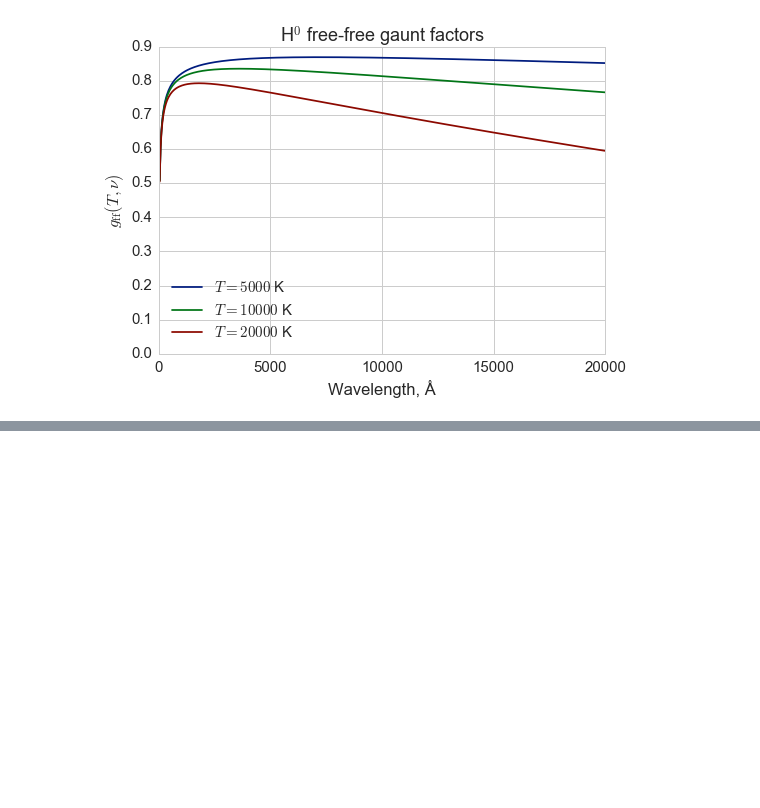
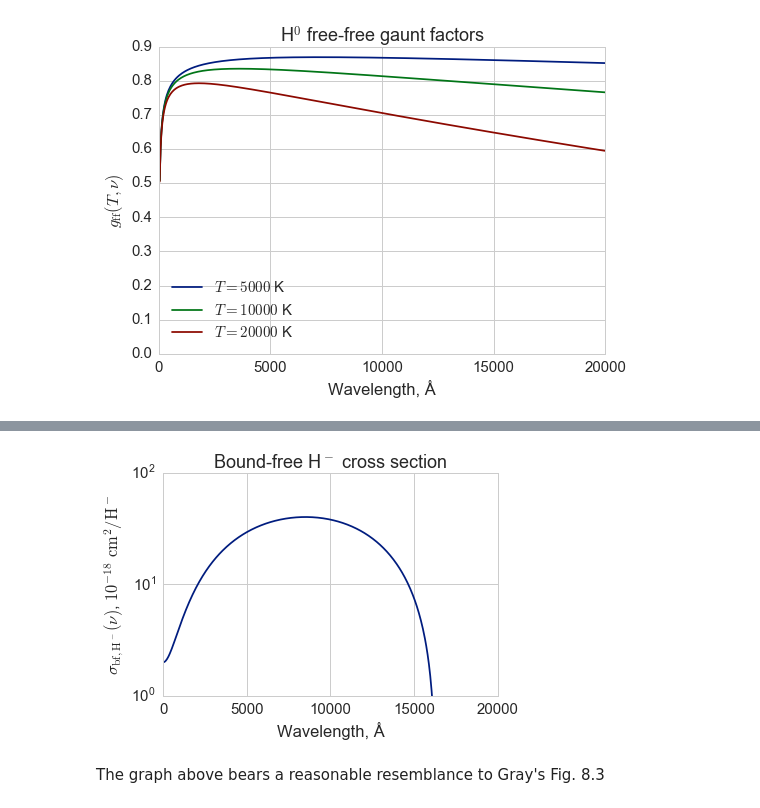
Before and after one commit to deprecated/lte-opacities, a Jupyter notebook: LTE Opacity.ipynb, the cells around one changed output, grey strips where cells are left out. Drawn from its saved outputs; the diff is of its cells as text; code cells hidden in the pictures; blank space fills up the shorter version.

```diff
--- a/LTE Opacity.ipynb
+++ b/LTE Opacity.ipynb
@@ -460,0 +465,35 @@ ax.set_title('Free-free H$^0$ cross sections');
+# %%
+@np.vectorize
+def xsec_Hminus_boundfree(nu):
+    """
+    Sección eficaz de fotoionización del ión negativo H- a frecuencia nu Hz
+
+    Multiplicar por N(H-) para dar coeficiente de absorción (cm^{-1})
+    """
+    # convertir nu a lambda en unidades de micras (10,000 Å)
+    wav = (light_speed / (nu * u.Hz)).to(u.micron).value
+    # Fórmula y constantes de Gray, Eq. 8.11
+    A = [1.99654, -1.18267e-1, 2.64243e2,
+         -4.40524e2, 3.23992e2, -1.39568e2, 2.78701e1]
+    xsec = 0.0
+    # El ajuste es preciso para 2250 Å <= lambda <= 15,000 Å
+    # Hay que cortarlo a partir de 16,200 Å porque el ajuste va negativo
+    for i, a in enumerate(A):
+        if wav <= 1.62:
+            xsec += a*wav**i
+    return xsec * 1.e-18
+# %%
+fig, ax = plt.subplots(1, 1)
+ax.plot(wavs, xsec_Hminus_boundfree(freqs.value)/1e-18,
+         label=r'bf')
+ax.set_ylim(0.0, 5e-17)
+#ax.legend(loc='lower center')
+ax.set_yscale('log')
+ax.set_ylim(1.0, 100.0)
+ax.set_xlabel(r'Wavelength, Å')
+ax.set_ylabel(r'$\sigma_\mathrm{bf,H^-}(\nu)$, $10^{-18}\ \mathrm{cm}^2 / \mathrm{H}^-$')
+ax.set_title('Bound-free H$^-$ cross section');
+# %% [output]
+[figure, added]
+# %% [markdown]
+The graph above bears a reasonable resemblance to Gray's Fig. 8.3
```
Also changed, not shown: parts of 15 cells of this notebook.
